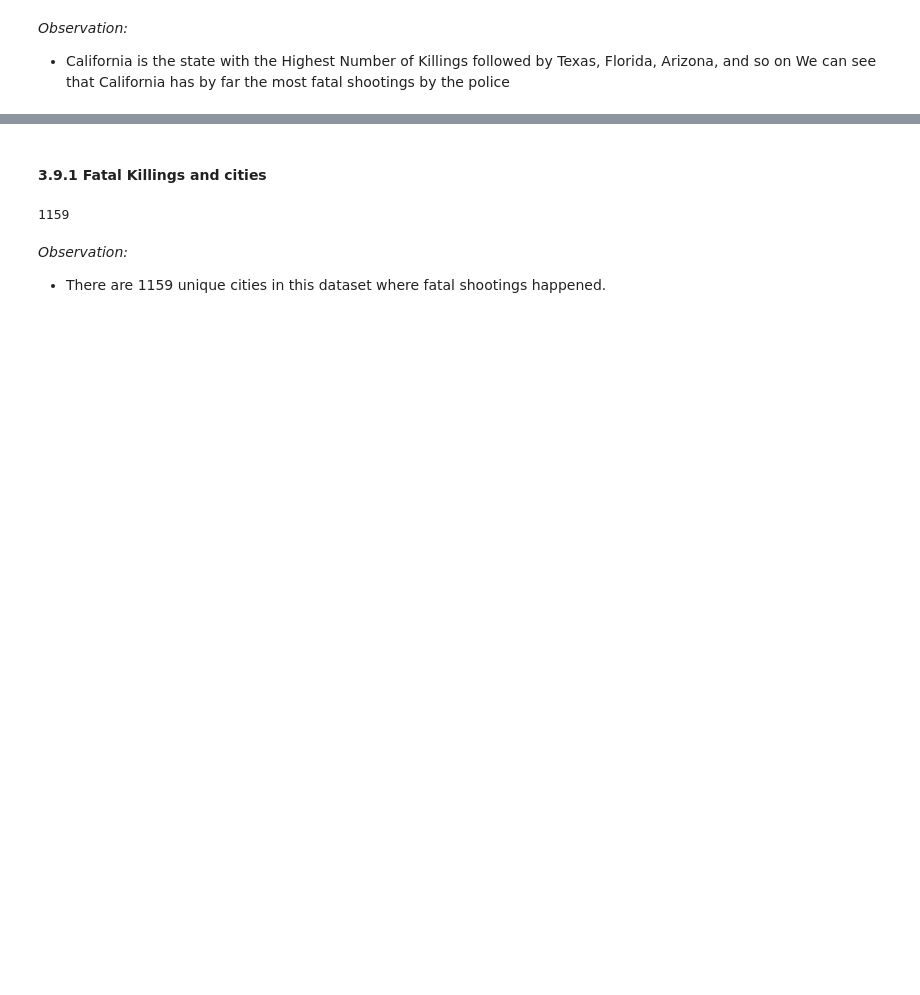
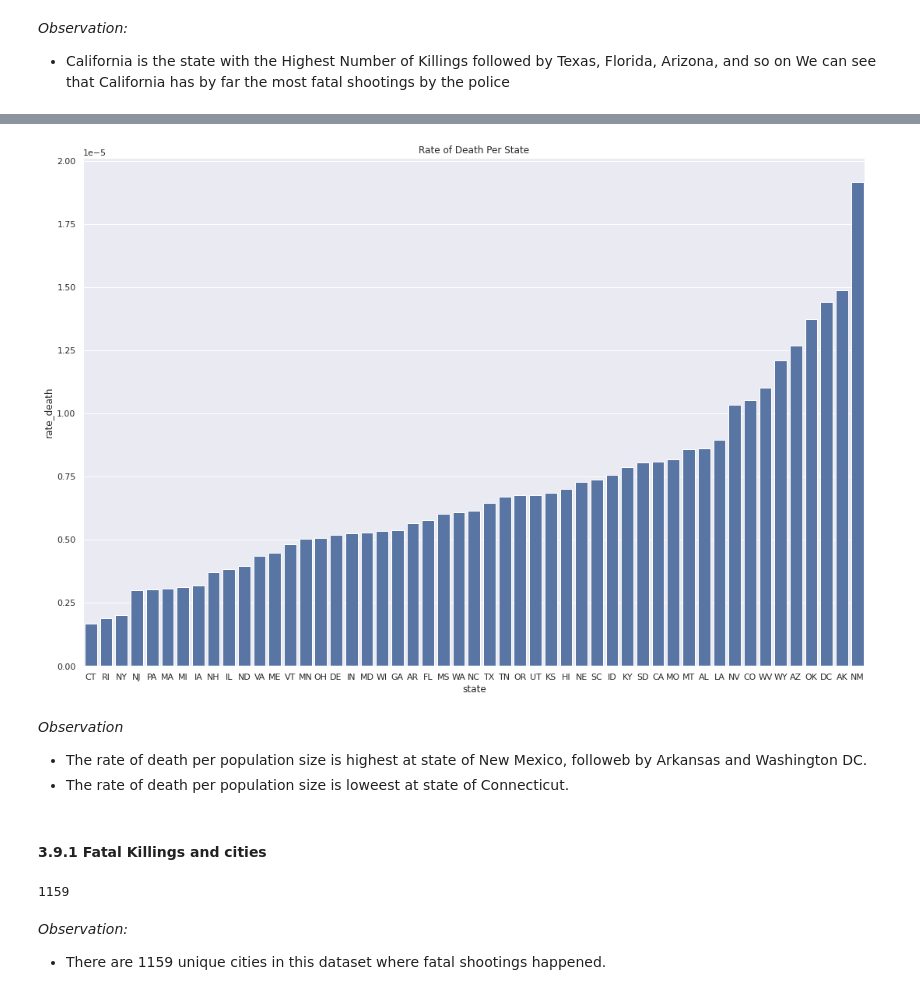
Before and after one commit to ibsa21/Police-brutality-DS-ML, a Jupyter notebook: police_brutality_analysis.ipynb, the cells around one changed output, grey strips where cells are left out. Saved outputs shown, nothing was run; the diff lists cells and outputs as text; code cells hidden in the pictures; blank space fills up the shorter version.

```diff
--- a/police_brutality_analysis.ipynb
+++ b/police_brutality_analysis.ipynb
@@ -544,3 +603,25 @@ We can see that California has by far the most fatal shootings by the police
+# %%
+state_population_s = pd.Series(state_population)
+death_by_state = data.state.value_counts()
+proportion_by_state  = pd.DataFrame(data = { state: [death_by_state[state]/state_population_s[state]] for state in state_population_s.index})
+proportion_by_state = proportion_by_state.transpose()
+proportion_by_state.reset_index(inplace=True)
+proportion_by_state.columns = ['state', 'rate_death']
+proportion_by_state
+# %%
+plt.figure(figsize=(18, 12))
+sb.barplot(
+           data=proportion_by_state, x="state", y="rate_death",
+           order = proportion_by_state.sort_values('rate_death').state, color = base_color
+           )
+plt.title('Rate of Death Per State')
+plt.show()
+# %% [output]
+[figure, added]
+# %% [markdown]
+<i>Observation</i><br>
+- The rate of death per population size is highest at state of New Mexico, followeb by Arkansas and Washington DC.
+- The rate of death per population size is loweest at state of Connecticut.
 # %% [markdown]
 #### 3.9.1 Fatal Killings and cities
 # %%
```
Also changed, not shown: parts of 18 cells of this notebook.
